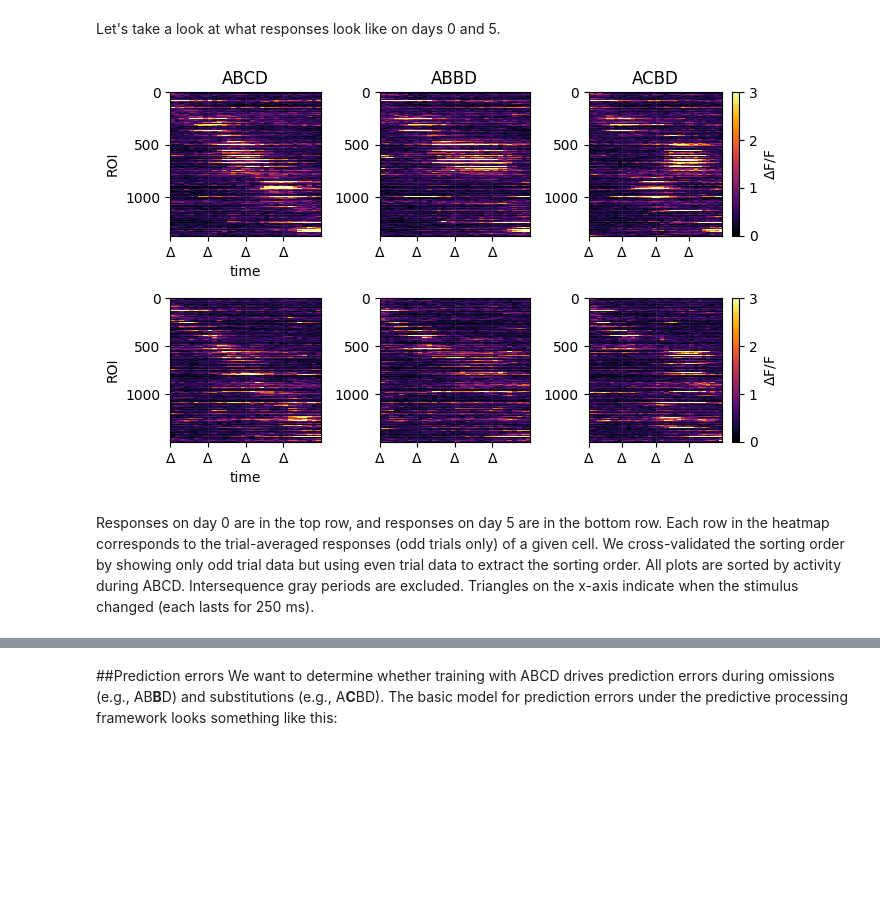
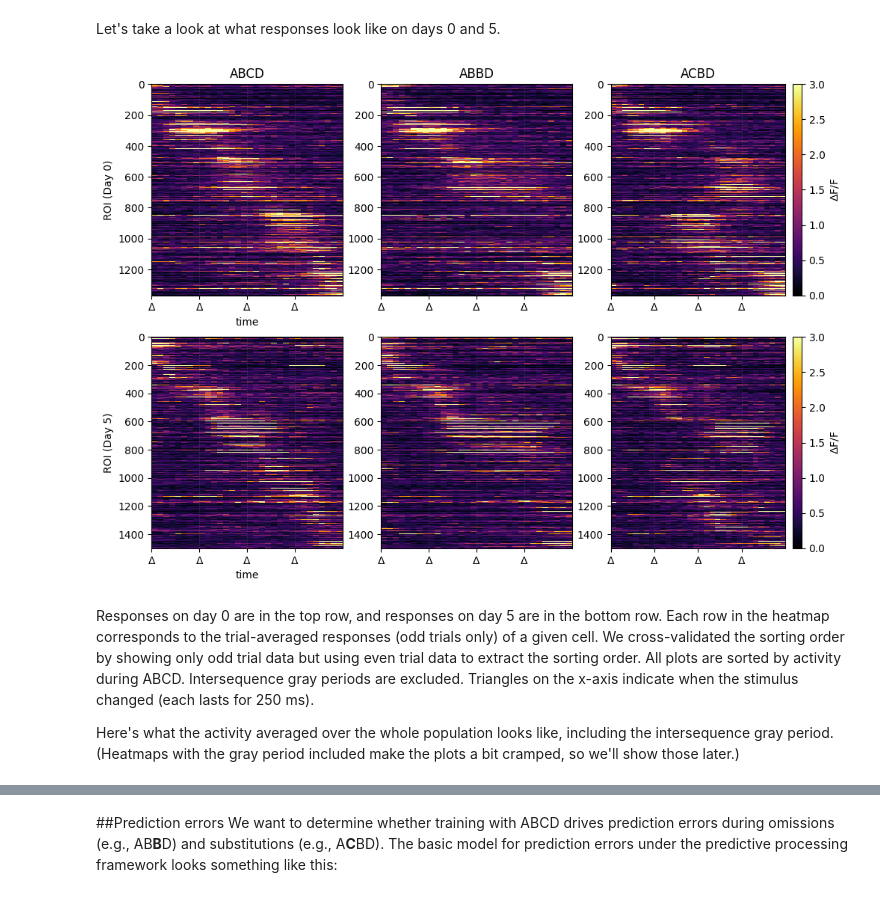
Before and after one commit to scottcanoe/SequenceLearning, a Jupyter notebook: notebook.ipynb, the cells around one changed output, grey strips where cells are left out. Cells and saved outputs as stored; diff of their text form; code cells hidden in the pictures; blank space fills up the shorter version.

```diff
--- a/notebook.ipynb
+++ b/notebook.ipynb
@@ -157,37 +155,41 @@ ABCD_0 = get_heatmap_data(0, 'ABCD', day_0_sort)
 ABBD_0 = get_heatmap_data(0, 'ABBD', day_0_sort)
 ACBD_0 = get_heatmap_data(0, 'ACBD', day_0_sort)
 ABCD_5 = get_heatmap_data(5, 'ABCD', day_5_sort)
 ABBD_5 = get_heatmap_data(5, 'ABBD', day_5_sort)
 ACBD_5 = get_heatmap_data(5, 'ACBD', day_5_sort)
 
 # Plot heatmaps.
-fig, axes = plt.subplots(2, 3, figsize=(7, 4.43))
+fig, axes = plt.subplots(2, 3, figsize=(10, 7))
 
 ax, arr = axes[0, 0], ABCD_0
 add_heatmap(ax, arr, 'ABCD')
 ax.set_xlabel('time')
-ax.set_ylabel('ROI')
+ax.set_ylabel('ROI (Day 0)')
 
 ax, arr = axes[0, 1], ABBD_0
 add_heatmap(ax, arr, 'ABBD')
 
 ax, arr = axes[0, 2], ACBD_0
 add_heatmap(ax, arr, 'ACBD', colorbar=True)
 
 ax, arr = axes[1, 0], ABCD_5
 add_heatmap(ax, arr)
 ax.set_xlabel('time')
-ax.set_ylabel('ROI')
+ax.set_ylabel('ROI (Day 5)')
 
 ax, arr = axes[1, 1], ABBD_5
 add_heatmap(ax, arr)
 
 ax, arr = axes[1, 2], ACBD_5
 add_heatmap(ax, arr, colorbar=True)
 
-fig.tight_layout(pad=1)
+fig.tight_layout(pad=0.5)
 plt.show()
 # %% [output]
-[figure, old version]
+[figure, new version]
 # %% [markdown]
 Responses on day 0 are in the top row, and responses on day 5 are in the bottom row. Each row in the heatmap corresponds to the trial-averaged responses (odd trials only) of a given cell. We cross-validated the sorting order by showing only odd trial data but using even trial data to extract the sorting order. All plots are sorted by activity during ABCD. Intersequence gray periods are excluded. Triangles on the x-axis indicate when the stimulus changed (each lasts for 250 ms).
+</br></br>
+
+
+Here's what the activity averaged over the whole population looks like, including the intersequence gray period. (Heatmaps with the gray period included make the plots a bit cramped, so we'll show those later.)
```
Also changed, not shown: parts of 17 cells of this notebook.
